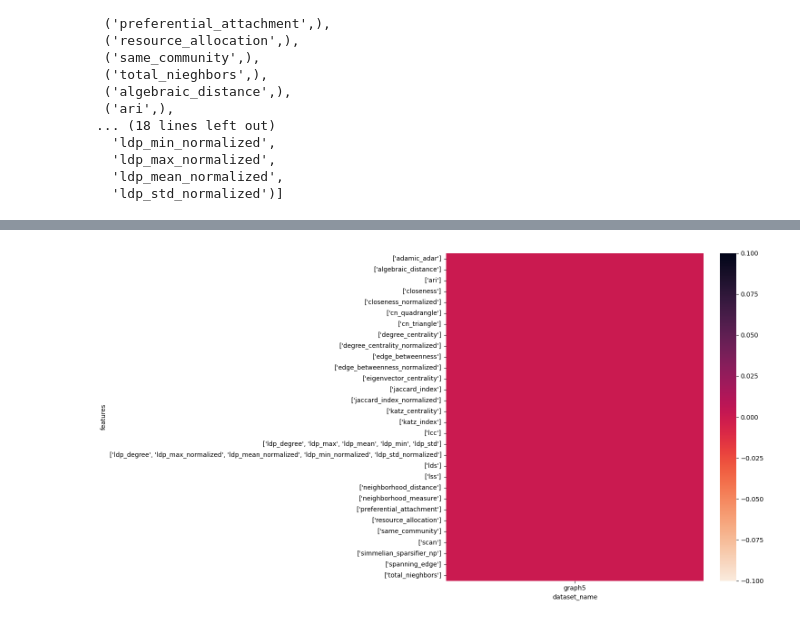
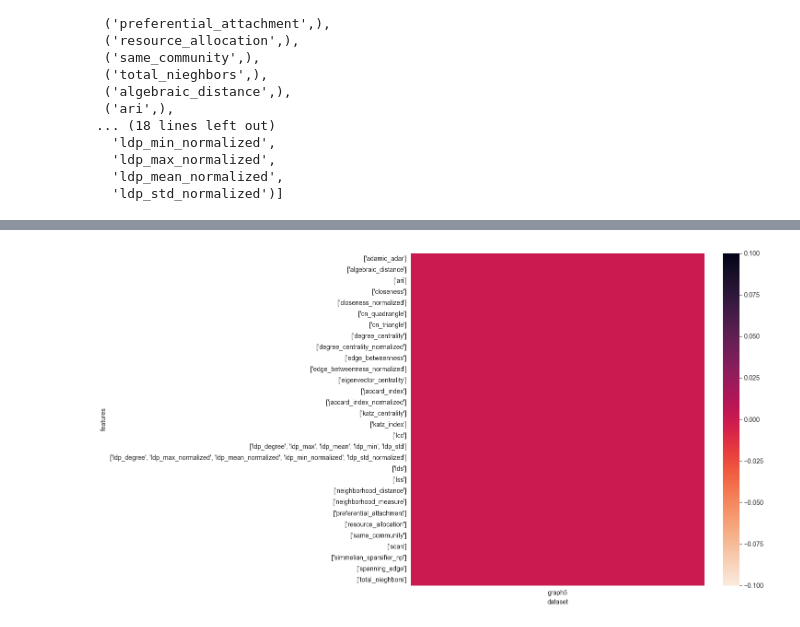
Before and after one commit to Kujonick/Analysis-of-graph-topological-descriptors-for-the-graph-isomorphism-problem, a Jupyter notebook: notebooks/tests.ipynb, the cells around one changed output, grey strips where cells are left out. Drawn from its saved outputs; the diff is of its cells as text; code cells hidden in the pictures.

```diff
--- a/notebooks/tests.ipynb
+++ b/notebooks/tests.ipynb
@@ -81,10 +85,10 @@ from collections import Counter
 def count_elements(row_string):
     c = Counter(row_string)
     return c[','] + 1 if ',' in c else 0
-test_data = pd.read_parquet('processed_datasets/table.parquet')
+test_data = pd.read_parquet(Settings.processed_datasets_dir / 'table.parquet')
 test_data['count'] = test_data['result'].apply(count_elements)
 
-test_data['percentage'] = test_data.apply(lambda x: x['count'] / metadata[x['dataset_name']]['graph_count'], axis=1)
+test_data['percentage'] = test_data.apply(lambda x: x['count'] / metadata[x['dataset']]['graph_count'], axis=1)
 # %%
 test_data = test_data.reset_index(drop=True)
 test_data
@@ -133,17 +137,17 @@ for ax in g.axes.flatten():
 # %%
-data2d = test_data.pivot(index="features", columns="dataset_name", values="percentage")
+data2d = test_data.pivot(index="features", columns="dataset", values="percentage")
 
 g = sns.heatmap(data=data2d, cmap='rocket_r')
 fig = plt.gcf()
 fig.set_size_inches(15,8)
 plt.tight_layout()
 
 g.set_yticks(np.arange(data2d.shape[0]) + 0.5)
 
 _ = g.set_yticklabels(data2d.index)
 
 g.set_xticks(np.arange(data2d.shape[1]) + 0.5)
 
 _ = g.set_xticklabels(data2d.columns)
 # %% [output]
-[figure, old version]
+[figure, new version]
```
Also changed, not shown: parts of 6 cells of this notebook, 5 other files.
